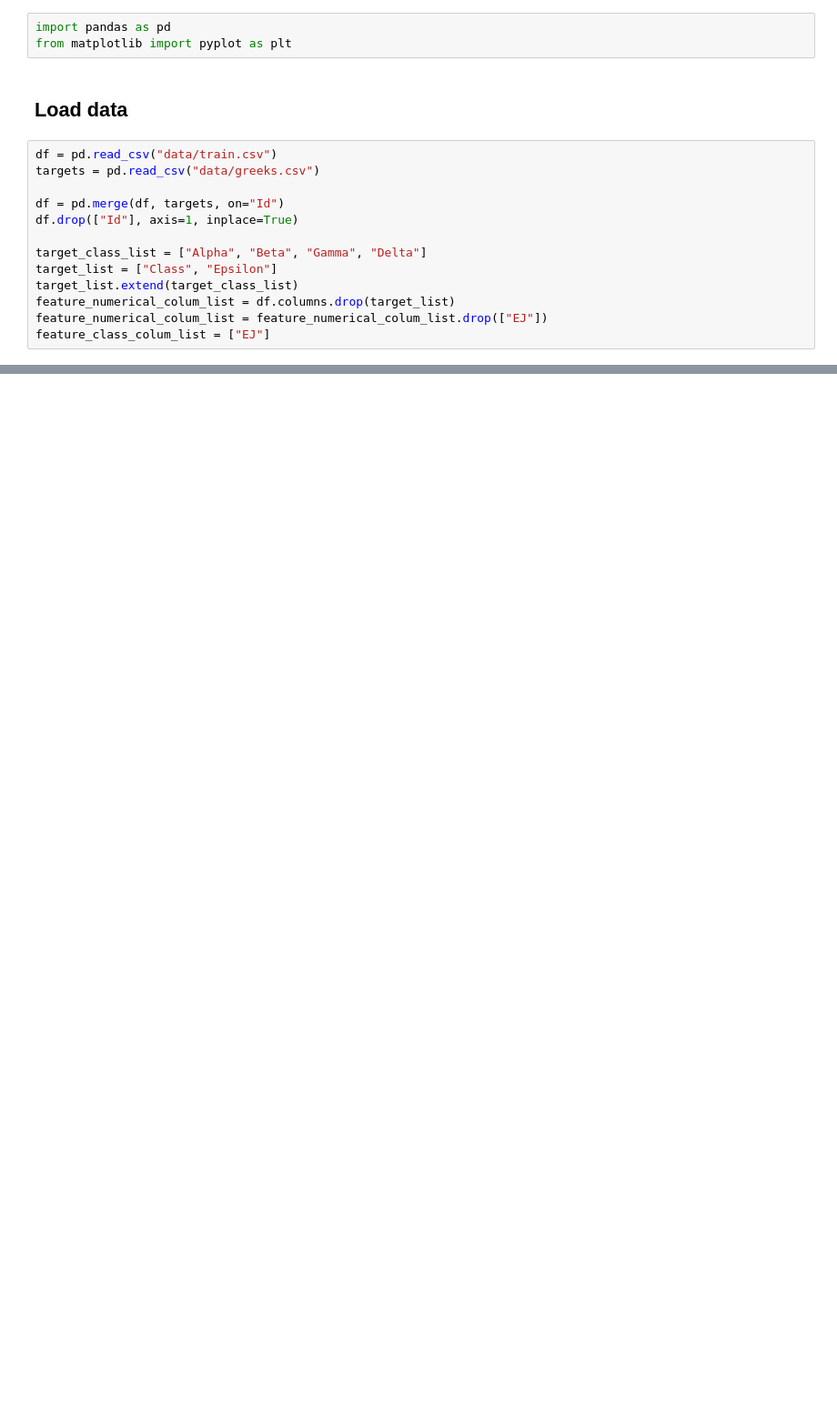
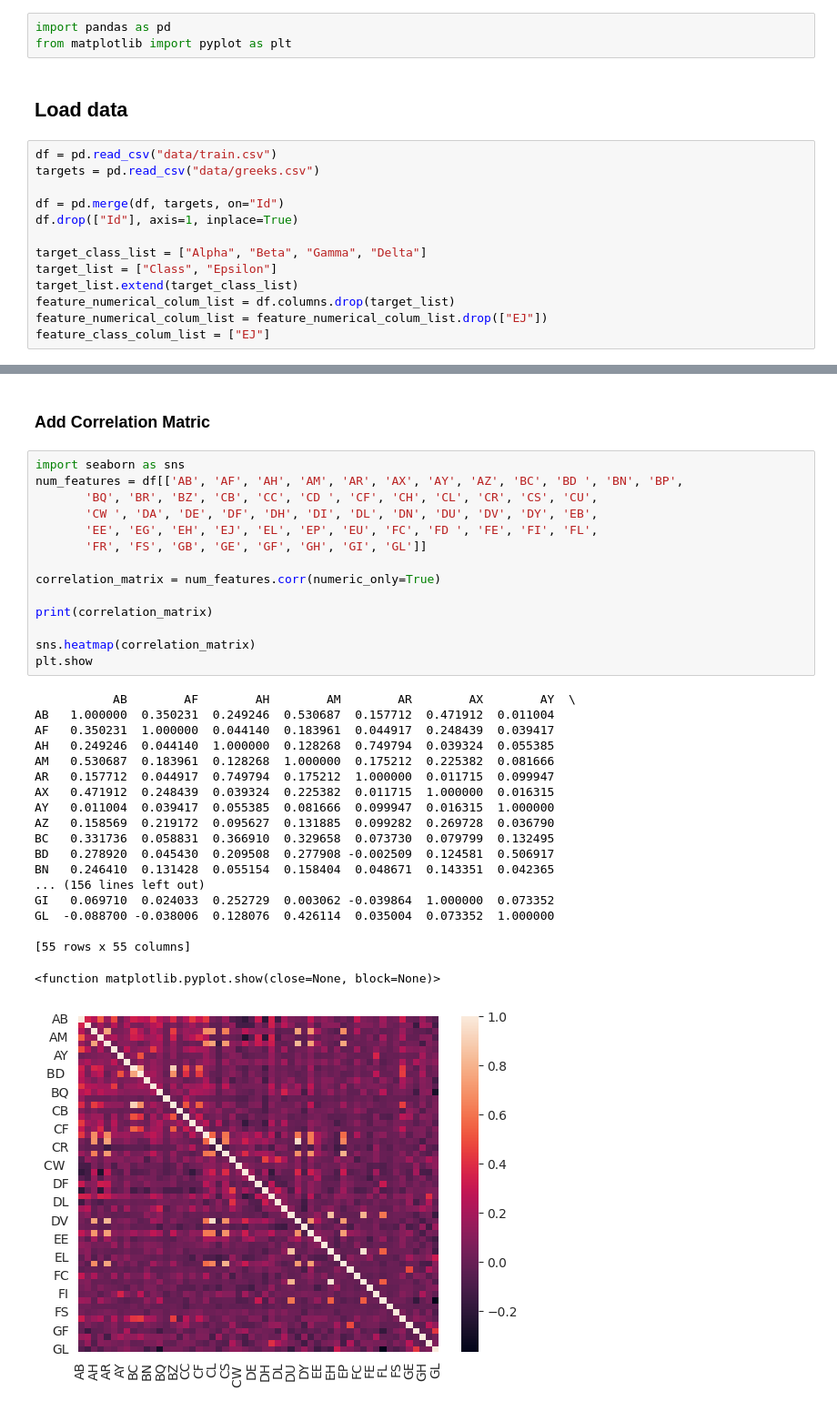
Before and after one commit to greatbabyred/CS4320-Project, a Jupyter notebook: analysis.ipynb, the cells around one changed output, grey strips where cells are left out. Shown at 91% size. Drawn from its saved outputs; the diff is of its cells as text; blank space fills up the shorter version.

```diff
--- a/analysis.ipynb
+++ b/analysis.ipynb
@@ -64,0 +67,36 @@ for col in feature_numerical_colum_list:
+# %% [markdown]
+### Add Correlation Matric
+# %%
+import seaborn as sns
+num_features = df[['AB', 'AF', 'AH', 'AM', 'AR', 'AX', 'AY', 'AZ', 'BC', 'BD ', 'BN', 'BP',
+       'BQ', 'BR', 'BZ', 'CB', 'CC', 'CD ', 'CF', 'CH', 'CL', 'CR', 'CS', 'CU',
+       'CW ', 'DA', 'DE', 'DF', 'DH', 'DI', 'DL', 'DN', 'DU', 'DV', 'DY', 'EB',
+       'EE', 'EG', 'EH', 'EJ', 'EL', 'EP', 'EU', 'FC', 'FD ', 'FE', 'FI', 'FL',
+       'FR', 'FS', 'GB', 'GE', 'GF', 'GH', 'GI', 'GL']]
+
+correlation_matrix = num_features.corr(numeric_only=True)
+
+print(correlation_matrix)
+
+sns.heatmap(correlation_matrix)
+plt.show
+# %% [output]
+           AB        AF        AH        AM        AR        AX        AY  \
+AB   1.000000  0.350231  0.249246  0.530687  0.157712  0.471912  0.011004
+AF   0.350231  1.000000  0.044140  0.183961  0.044917  0.248439  0.039417
+AH   0.249246  0.044140  1.000000  0.128268  0.749794  0.039324  0.055385
+AM   0.530687  0.183961  0.128268  1.000000  0.175212  0.225382  0.081666
+AR   0.157712  0.044917  0.749794  0.175212  1.000000  0.011715  0.099947
+AX   0.471912  0.248439  0.039324  0.225382  0.011715  1.000000  0.016315
+AY   0.011004  0.039417  0.055385  0.081666  0.099947  0.016315  1.000000
+AZ   0.158569  0.219172  0.095627  0.131885  0.099282  0.269728  0.036790
+BC   0.331736  0.058831  0.366910  0.329658  0.073730  0.079799  0.132495
+BD   0.278920  0.045430  0.209508  0.277908 -0.002509  0.124581  0.506917
+BN   0.246410  0.131428  0.055154  0.158404  0.048671  0.143351  0.042365
+... (156 lines left out)
+GI   0.069710  0.024033  0.252729  0.003062 -0.039864  1.000000  0.073352
+GL  -0.088700 -0.038006  0.128076  0.426114  0.035004  0.073352  1.000000
+
+[55 rows x 55 columns]
+<function matplotlib.pyplot.show(close=None, block=None)>
+[figure, added]
```
Also changed, not shown: parts of 5 cells of this notebook.
